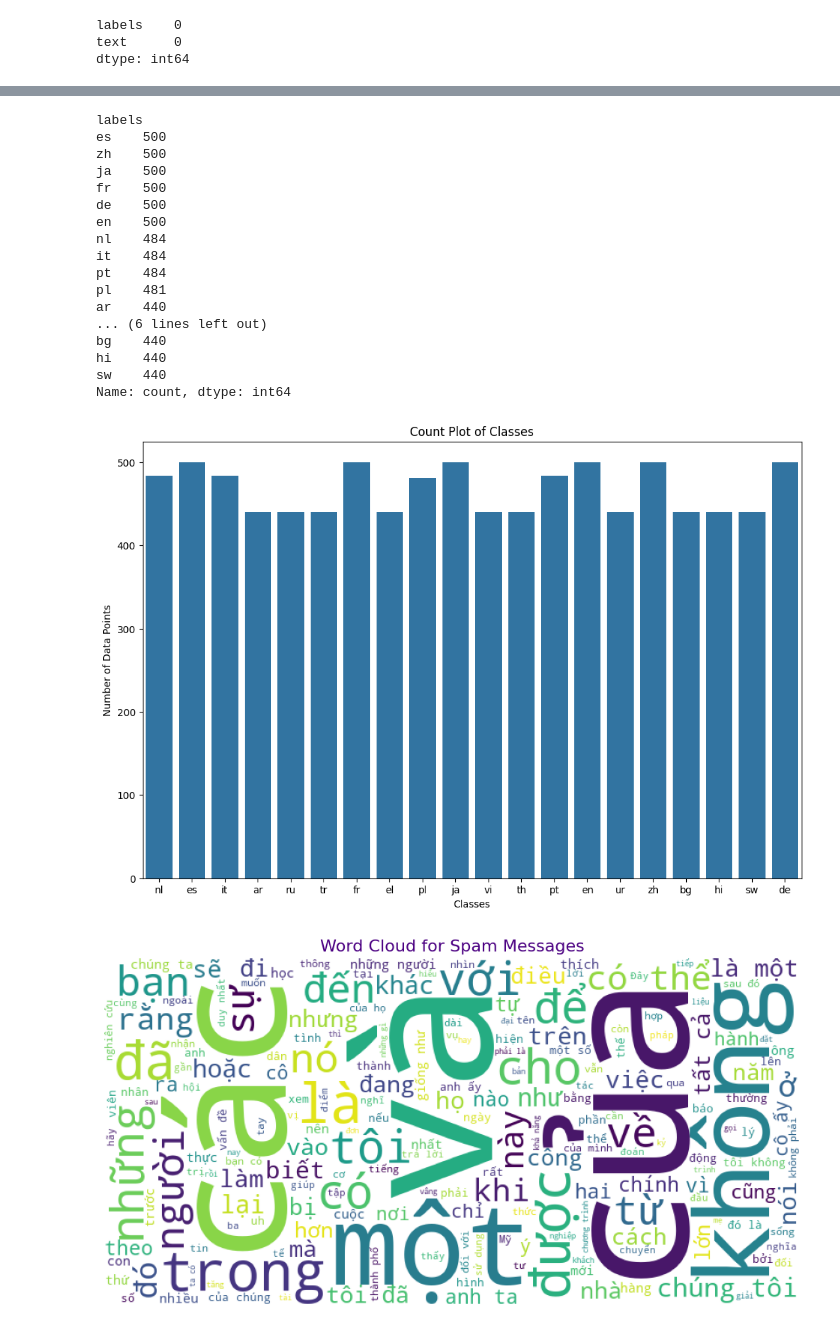
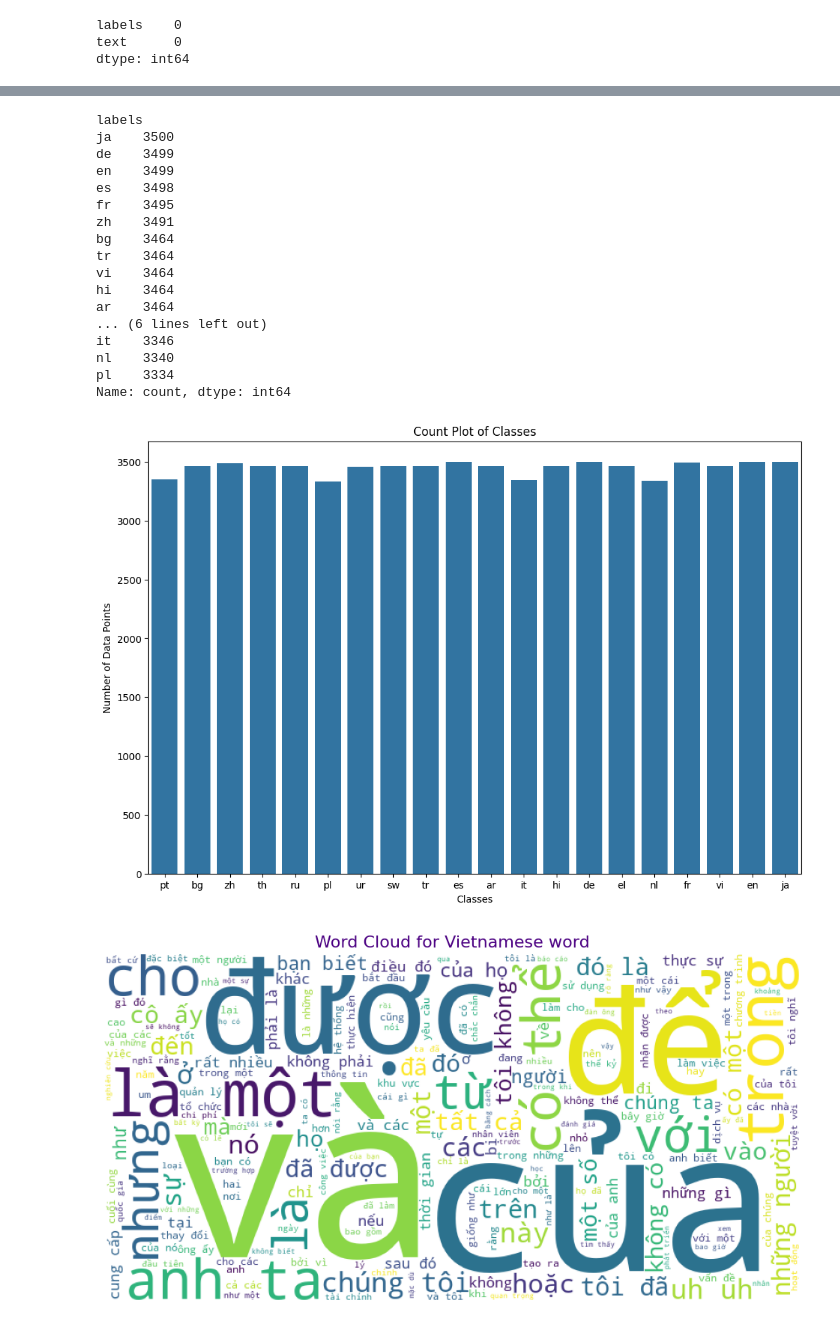
Before and after one commit to tungtt30/Language-Identification, a Jupyter notebook: Language-identification-LLM.ipynb, the cells around one changed output, grey strips where cells are left out. Drawn from its saved outputs; the diff is of its cells as text; code cells hidden in the pictures.

```diff
--- a/Language-identification-LLM.ipynb
+++ b/Language-identification-LLM.ipynb
@@ -65,7 +65,7 @@ device
 # %% [output]
 device(type='cuda')
 # %%
-data_file = "./test.csv"
+data_file = "./train.csv"
 try:
     df = pd.read_csv(data_file, encoding='utf-8')
 except UnicodeDecodeError: # read the data with encoding since there are special or latin characters
@@ -132,21 +132,21 @@ memory usage: 218.7+ KB
 df['labels'].value_counts()
 # %% [output]
 labels
-es    500
-zh    500
-ja    500
-fr    500
-de    500
-en    500
-nl    484
-it    484
-pt    484
-pl    481
-ar    440
+ja    3500
+de    3499
+en    3499
+es    3498
+fr    3495
+zh    3491
+bg    3464
+tr    3464
+vi    3464
+hi    3464
+ar    3464
 ... (6 lines left out)
-bg    440
-hi    440
-sw    440
+it    3346
+nl    3340
+pl    3334
 Name: count, dtype: int64
 # %%
 plt.figure(figsize=(12, 8))
@@ -156,16 +156,16 @@ fg.set_xlabel("Classes")
 fg.set_ylabel("Number of Data Points")
 plt.show()
 # %% [output]
-[figure, old version]
+[figure, new version]
 # %%
 # Filter vài từ việt nam
 spam_texts = ' '.join(df[df['labels'] == "vi"]['text'])
 # Generate a word cloud
 plt.figure(figsize=(12, 8))
 wordcloud = WordCloud(width=800, height=400, background_color='white').generate(spam_texts)
 plt.imshow(wordcloud)
 plt.axis('off')
-plt.title('Word Cloud for Spam Messages', fontsize=16, color='#4B0082')
+plt.title('Word Cloud for Vietnamese word', fontsize=16, color='#4B0082')
 plt.show()
 # %% [output]
-[figure, old version]
+[figure, new version]
```
Also changed, not shown: parts of 37 cells of this notebook, 1 other file.
